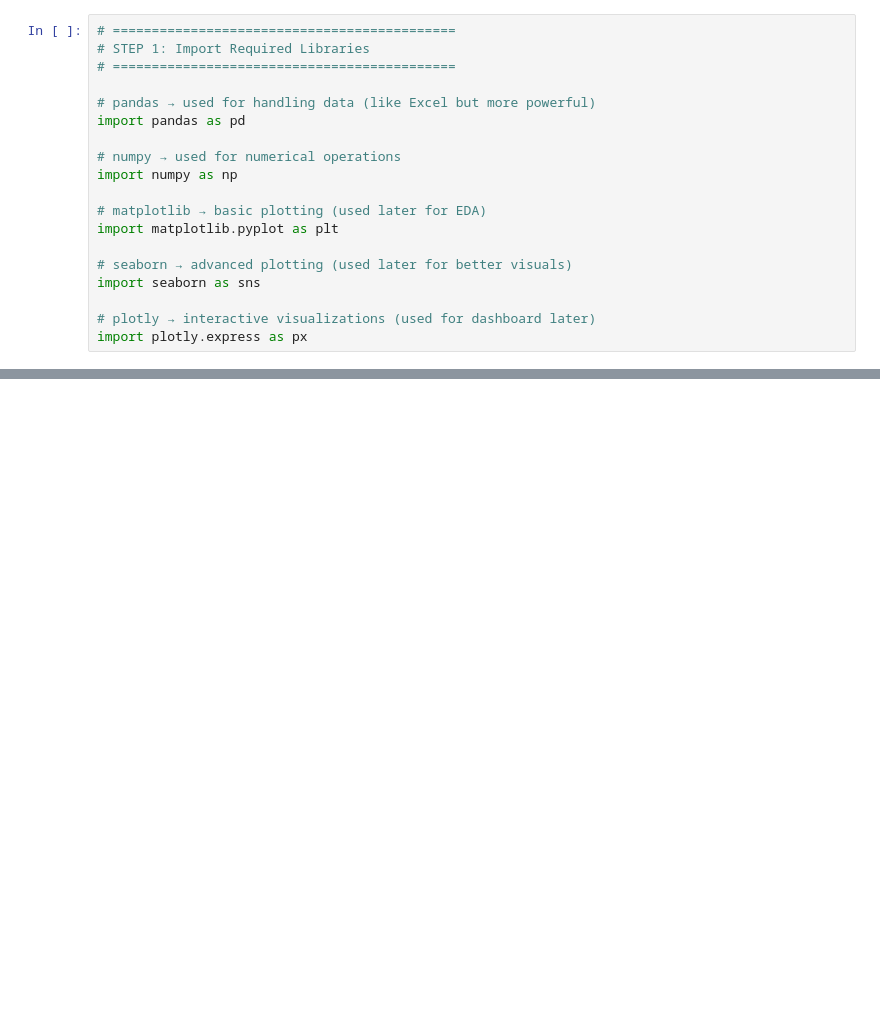
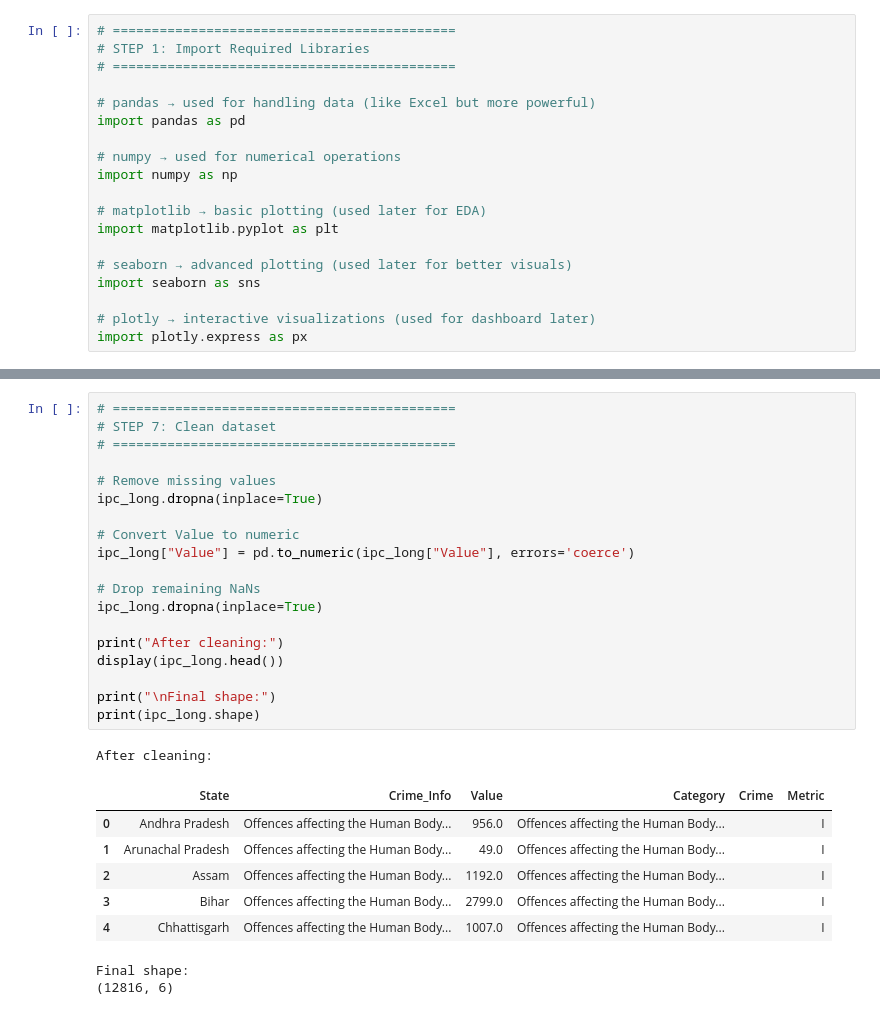
Before and after one commit to VarnikaSharma2176/Crime-Analysis, a Jupyter notebook: 02_Notebook/data_preprocessing.ipynb, the cells around one changed output, grey strips where cells are left out. Cells and saved outputs as stored; diff of their text form; blank space fills up the shorter version.

```diff
--- a/02_Notebook/data_preprocessing.ipynb
+++ b/02_Notebook/data_preprocessing.ipynb
@@ -62,0 +138,29 @@ FileNotFoundError: [Errno 2] No such file or directory: 'Cleaned_Data/IPC_2021_C
+# %%
+# ============================================
+# STEP 7: Clean dataset
+# ============================================
+
+# Remove missing values
+ipc_long.dropna(inplace=True)
+
+# Convert Value to numeric
+ipc_long["Value"] = pd.to_numeric(ipc_long["Value"], errors='coerce')
+
+# Drop remaining NaNs
+ipc_long.dropna(inplace=True)
+
+print("After cleaning:")
+display(ipc_long.head())
+
+print("\nFinal shape:")
+print(ipc_long.shape)
+# %% [output]
+After cleaning:
+|  | State | Crime_Info | Value | Category | Crime | Metric |
+| 0 | Andhra Pradesh | Offences affecting the Human Body... | 956.0 | Offences affecting the Human Body... |  | I |
+| 1 | Arunachal Pradesh | Offences affecting the Human Body... | 49.0 | Offences affecting the Human Body... |  | I |
+| 2 | Assam | Offences affecting the Human Body... | 1192.0 | Offences affecting the Human Body... |  | I |
+| 3 | Bihar | Offences affecting the Human Body... | 2799.0 | Offences affecting the Human Body... |  | I |
+| 4 | Chhattisgarh | Offences affecting the Human Body... | 1007.0 | Offences affecting the Human Body... |  | I |
+Final shape:
+(12816, 6)
```
Also changed, not shown: parts of 8 cells of this notebook, 1 other file.
